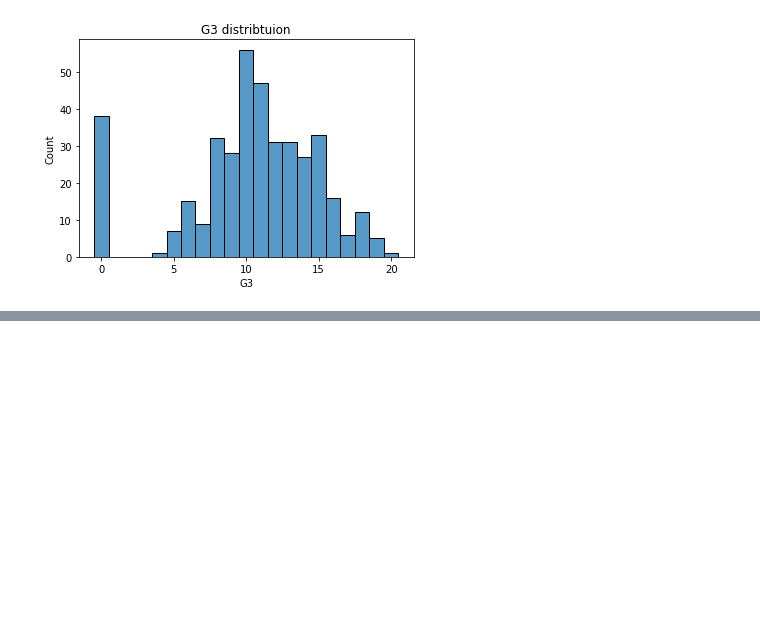
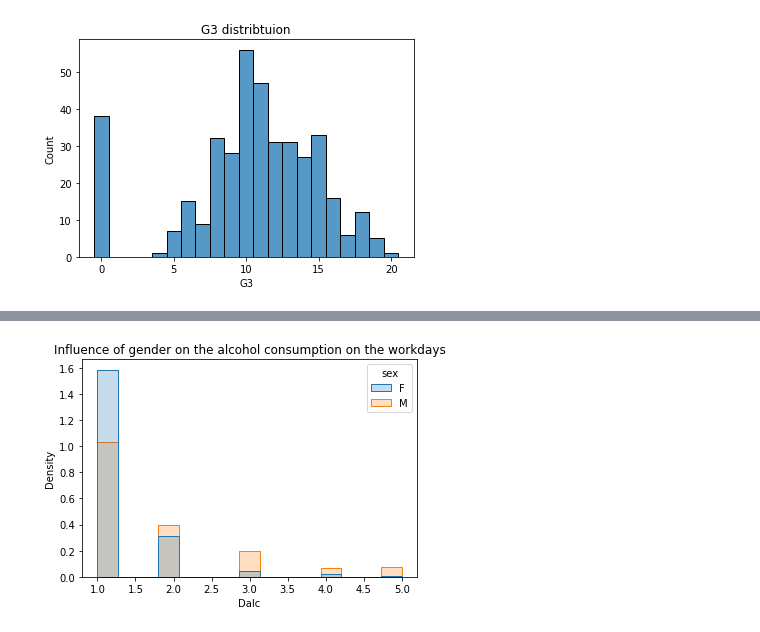
Before and after one commit to Toeysamm/2-64-NIDA-DADS5001, a Jupyter notebook: 04_Apply/Detailed_EDA.ipynb, the cells around one changed output, grey strips where cells are left out. Drawn from its saved outputs; the diff is of its cells as text; code cells hidden in the pictures; blank space fills up the shorter version.

```diff
--- a/04_Apply/Detailed_EDA.ipynb
+++ b/04_Apply/Detailed_EDA.ipynb
@@ -248,0 +301,6 @@ plt.show()
+# %%
+sns.histplot(data=df, x="Dalc", hue="sex", element="step",  stat="density")
+plt.title('Influence of gender on the alcohol consumption on the workdays')
+plt.show()
+# %% [output]
+[figure, added]
```
Also changed, not shown: parts of 34 cells of this notebook.
